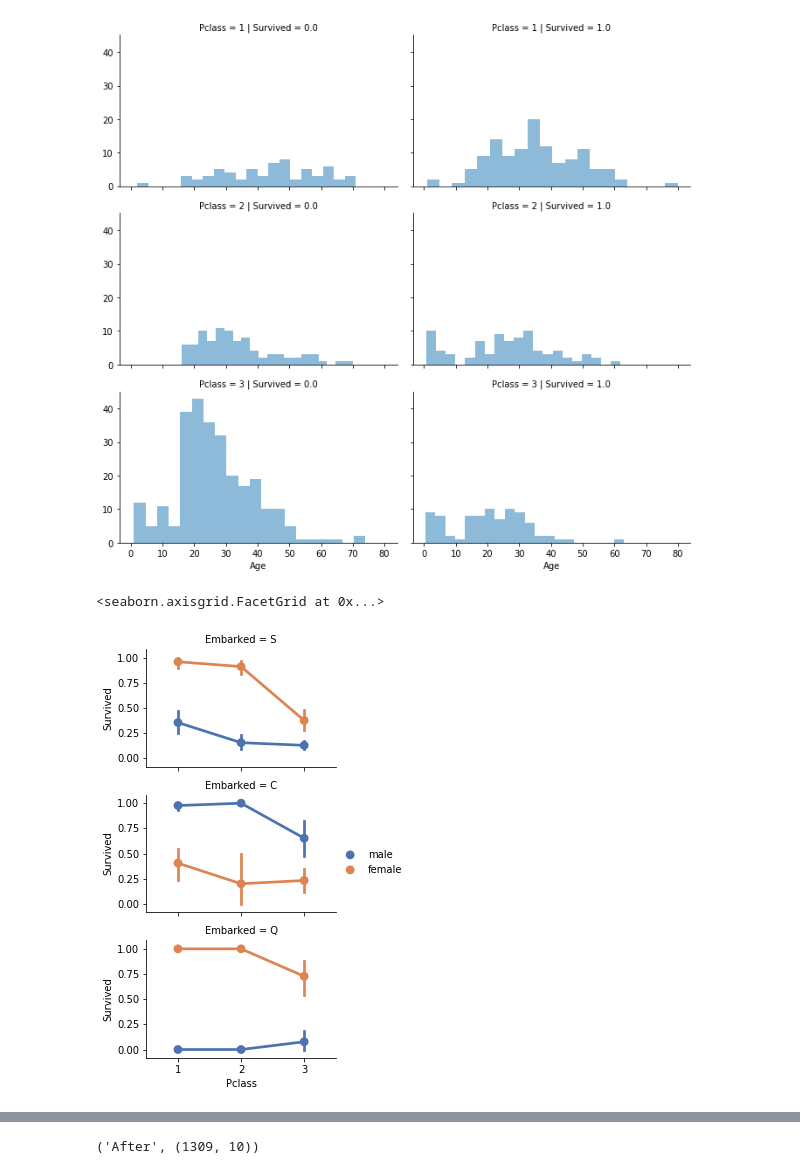
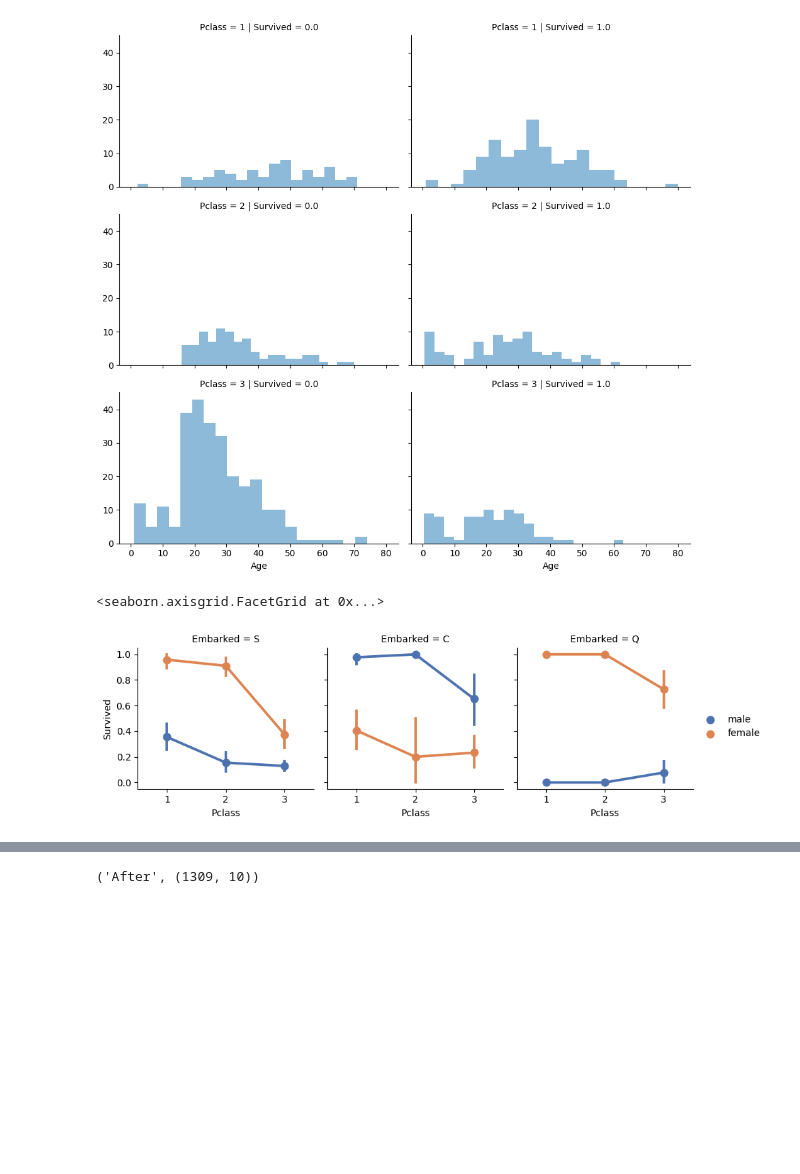
Before and after one commit to davified/refactoring-exercise, a Jupyter notebook: notebooks/titanic-notebook-0.ipynb, the cells around one changed output, grey strips where cells are left out. Cells and saved outputs as stored; diff of their text form; code cells hidden in the pictures; blank space fills up the shorter version.

```diff
--- a/notebooks/titanic-notebook-0.ipynb
+++ b/notebooks/titanic-notebook-0.ipynb
@@ -189,12 +182,12 @@ grid.add_legend()
 <seaborn.axisgrid.FacetGrid at 0x...>
 [figure]
 # %%
-grid = sns.FacetGrid(df, row='Embarked', size=2.2, aspect=1.6)
+grid = sns.FacetGrid(df, col='Embarked', aspect=1)
 grid.map(sns.pointplot, 'Pclass', 'Survived', 'Sex', palette='deep')
 grid.add_legend()
 # %% [output]
 <seaborn.axisgrid.FacetGrid at 0x...>
-[figure, old version]
+[figure, new version]
 # %%
 grid = sns.FacetGrid(df, row='Embarked', col='Survived', height=2.2, aspect=1.6)
 grid.map(sns.barplot, 'Sex', 'Fare', alpha=.5, ci=None)
```
Also changed, not shown: parts of 26 cells of this notebook, 22 other files.
